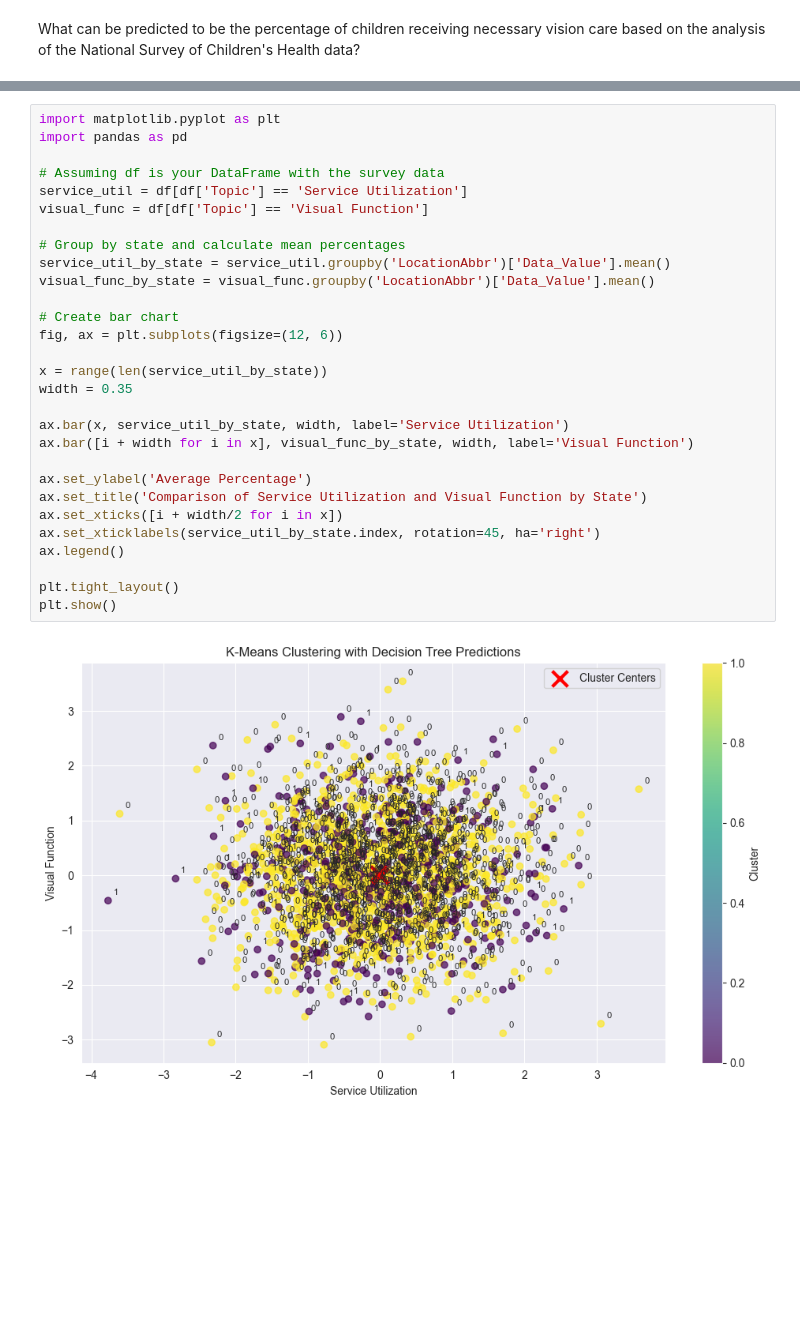
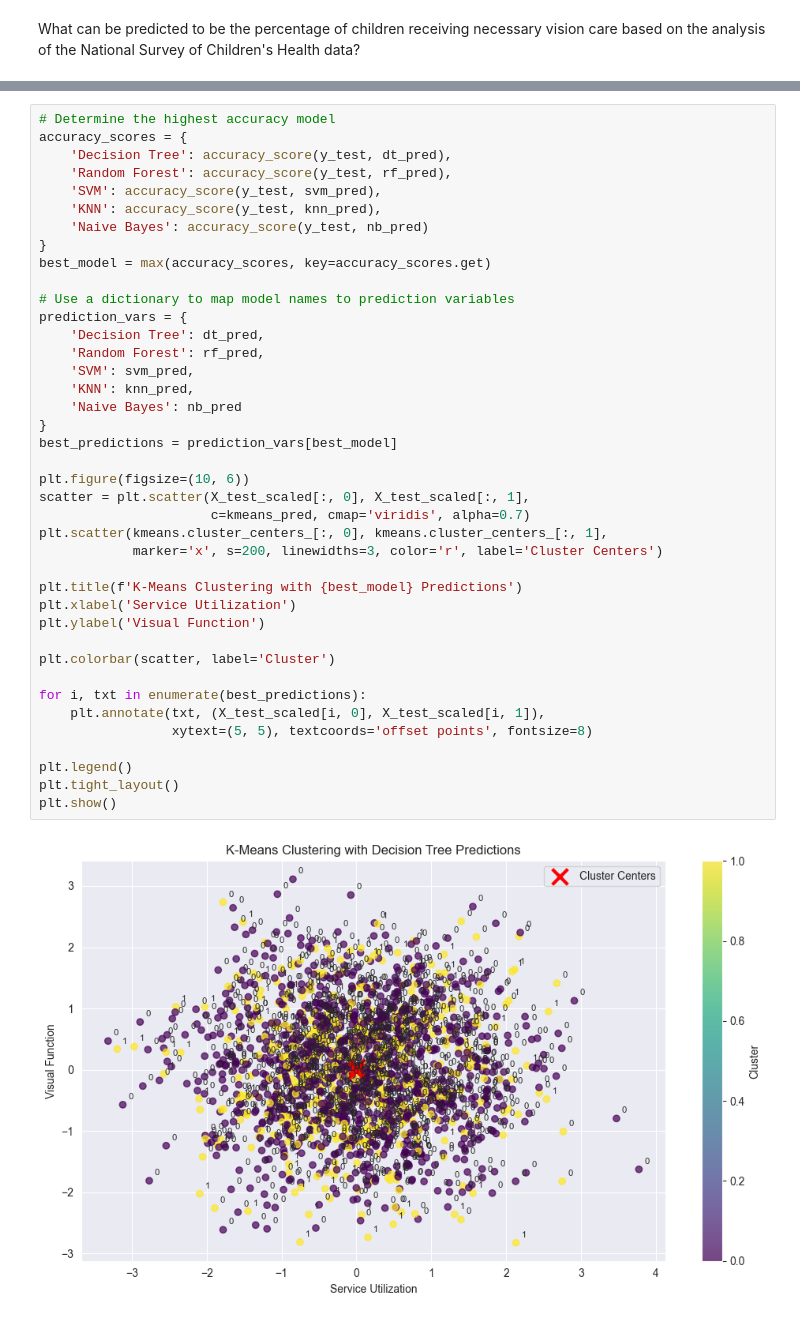
Before and after one commit to ncdavid2/DataScienceAssessment, a Jupyter notebook: Task4Assessment.ipynb, the cells around one changed output, grey strips where cells are left out. Saved outputs shown, nothing was run; the diff lists cells and outputs as text; blank space fills up the shorter version.

```diff
--- a/Task4Assessment.ipynb
+++ b/Task4Assessment.ipynb
@@ -125,34 +125,45 @@ Accuracy (Naive Bayes): 0.9815
 # %%
-import matplotlib.pyplot as plt
-import pandas as pd
+# Determine the highest accuracy model
+accuracy_scores = {
+    'Decision Tree': accuracy_score(y_test, dt_pred),
+    'Random Forest': accuracy_score(y_test, rf_pred),
+    'SVM': accuracy_score(y_test, svm_pred),
+    'KNN': accuracy_score(y_test, knn_pred),
+    'Naive Bayes': accuracy_score(y_test, nb_pred)
+}
+best_model = max(accuracy_scores, key=accuracy_scores.get)
 
-# Assuming df is your DataFrame with the survey data
-service_util = df[df['Topic'] == 'Service Utilization']
-visual_func = df[df['Topic'] == 'Visual Function']
+# Use a dictionary to map model names to prediction variables
+prediction_vars = {
+    'Decision Tree': dt_pred,
+    'Random Forest': rf_pred,
+    'SVM': svm_pred,
+    'KNN': knn_pred,
+    'Naive Bayes': nb_pred
+}
+best_predictions = prediction_vars[best_model]
 
-# Group by state and calculate mean percentages
-service_util_by_state = service_util.groupby('LocationAbbr')['Data_Value'].mean()
-visual_func_by_state = visual_func.groupby('LocationAbbr')['Data_Value'].mean()
+plt.figure(figsize=(10, 6))
+scatter = plt.scatter(X_test_scaled[:, 0], X_test_scaled[:, 1],
+                      c=kmeans_pred, cmap='viridis', alpha=0.7)
+plt.scatter(kmeans.cluster_centers_[:, 0], kmeans.cluster_centers_[:, 1],
+            marker='x', s=200, linewidths=3, color='r', label='Cluster Centers')
 
-# Create bar chart
-fig, ax = plt.subplots(figsize=(12, 6))
+plt.title(f'K-Means Clustering with {best_model} Predictions')
+plt.xlabel('Service Utilization')
+plt.ylabel('Visual Function')
 
-x = range(len(service_util_by_state))
-width = 0.35
+plt.colorbar(scatter, label='Cluster')
 
-ax.bar(x, service_util_by_state, width, label='Service Utilization')
-ax.bar([i + width for i in x], visual_func_by_state, width, label='Visual Function')
+for i, txt in enumerate(best_predictions):
+    plt.annotate(txt, (X_test_scaled[i, 0], X_test_scaled[i, 1]),
+                 xytext=(5, 5), textcoords='offset points', fontsize=8)
 
-ax.set_ylabel('Average Percentage')
-ax.set_title('Comparison of Service Utilization and Visual Function by State')
-ax.set_xticks([i + width/2 for i in x])
-ax.set_xticklabels(service_util_by_state.index, rotation=45, ha='right')
-ax.legend()
-
+plt.legend()
 plt.tight_layout()
 plt.show()
 # %% [output]
-[figure, old version]
+[figure, new version]
 # %%
 # Select two features for visualization
 feature1 = X_test_scaled[:, 0]
```
Also changed, not shown: parts of 4 cells of this notebook, 1 other file.
